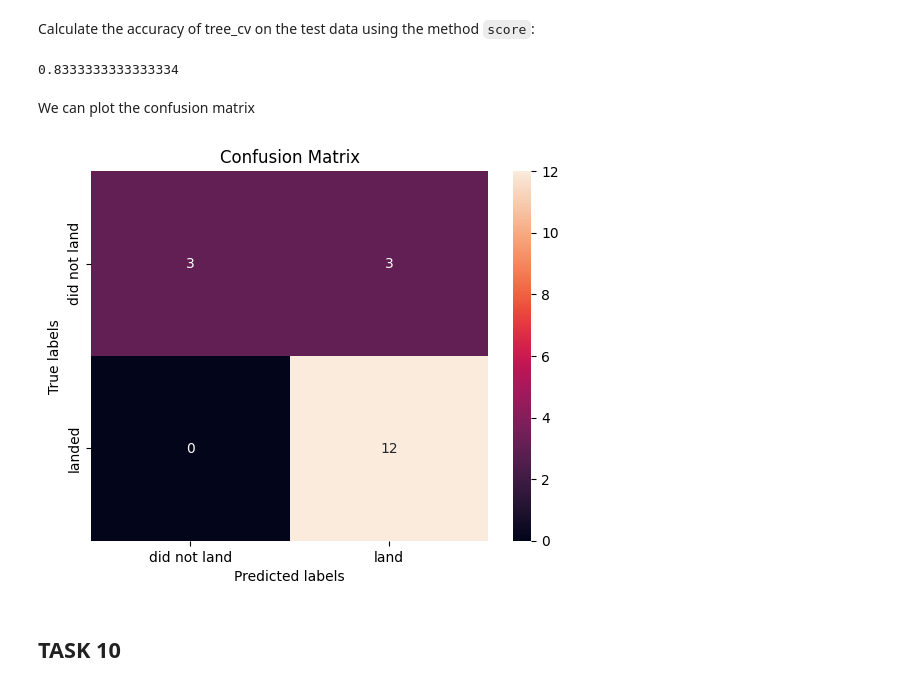
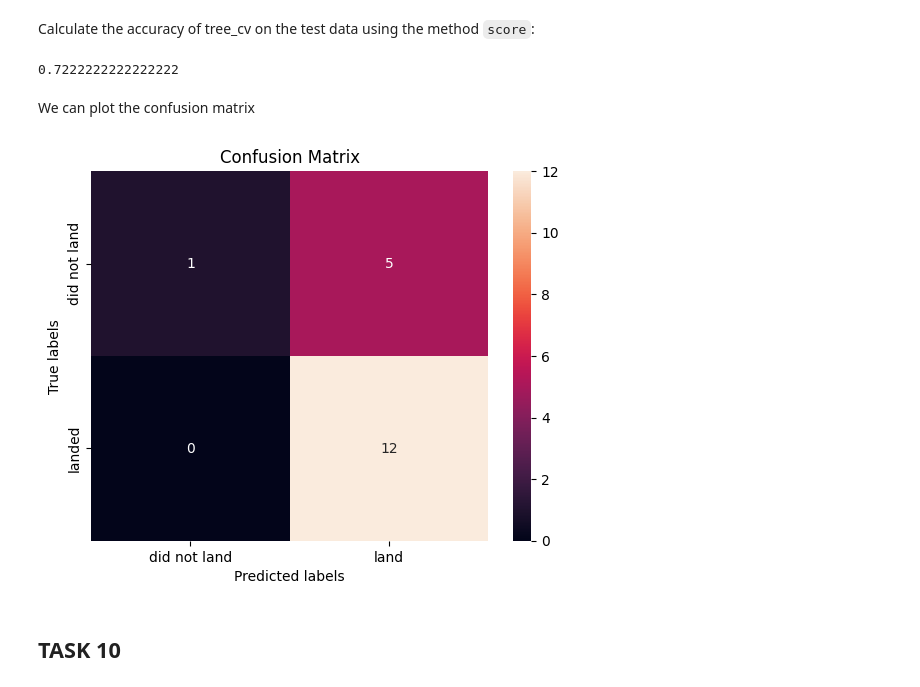
Before and after one commit to EfranH25/IBM-Data-Science-Professional-Certificate, a Jupyter notebook: 10 - Applied Data Science Capstone/4 - Predicitive Analysis (Classification)/SpaceX_Machine Learning Prediction_Part_5.ipynb, the cells around one changed output. Cells and saved outputs as stored; diff of their text form; code cells hidden in the pictures.

```diff
--- a/10 - Applied Data Science Capstone/4 - Predicitive Analysis (Classification)/SpaceX_Machine Learning Prediction_Part_5.ipynb
+++ b/10 - Applied Data Science Capstone/4 - Predicitive Analysis (Classification)/SpaceX_Machine Learning Prediction_Part_5.ipynb
@@ -169,3 +169,6 @@ GridSearchCV(cv=10, estimator=LogisticRegression(),
                          'solver': ['lbfgs']})
 # %% [markdown]
 We output the <code>GridSearchCV</code> object for logistic regression. We display the best parameters using the data attribute <code>best_params\_</code> and the accuracy on the validation data using the data attribute <code>best_score\_</code>.
+# %%
+lr_best = LogisticRegression(C=0.01, penalty='l2', solver='lbfgs')
+lr_best.fit(X_train, Y_train)
@@ -271,14 +321,14 @@ Calculate the accuracy of tree_cv on the test data using the method <code>score<
 # %%
 tree_cv.score(X_test, Y_test)
 # %% [output]
-0.8333333333333334
+0.7222222222222222
 # %% [markdown]
 We can plot the confusion matrix
 # %%
-yhat = svm_cv.predict(X_test)
+yhat = tree_cv.predict(X_test)
 plot_confusion_matrix(Y_test,yhat)
 # %% [output]
-[figure, old version]
+[figure, new version]
 # %% [markdown]
 ## TASK  10
 # %% [markdown]
```
Also changed, not shown: parts of 6 cells of this notebook, 5 other files.
